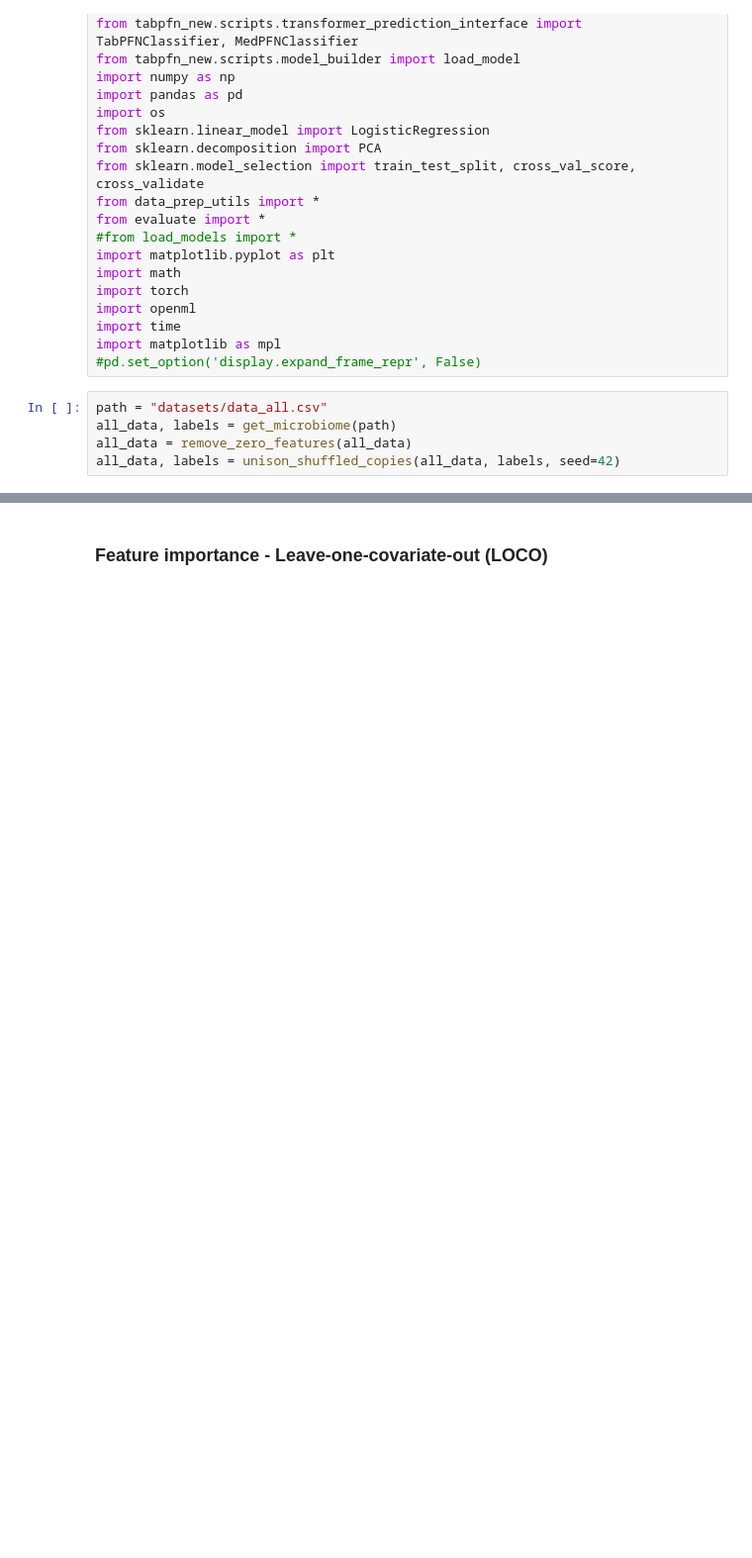
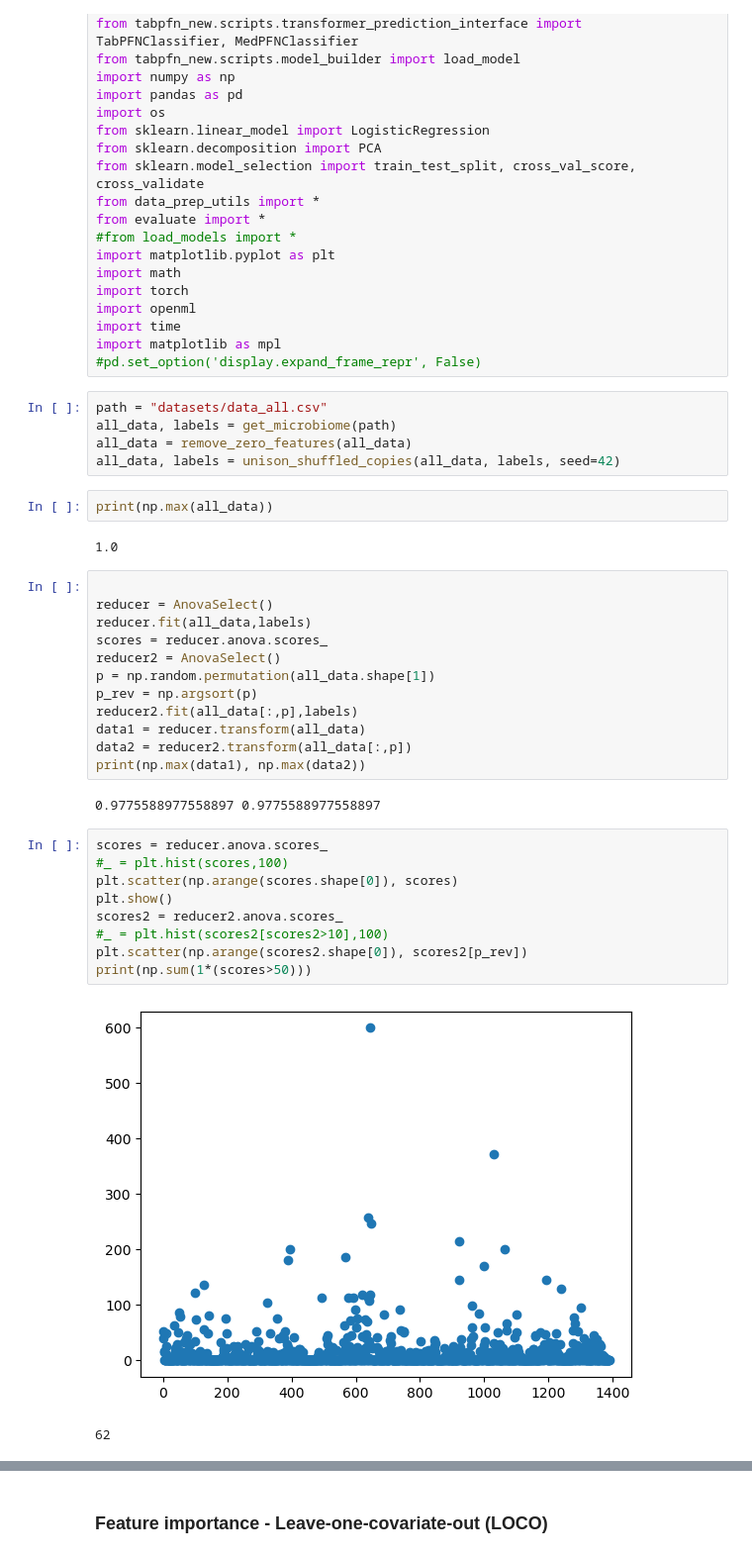
Before and after one commit to LenMetz/TabPFN-medical, a Jupyter notebook: interpretability.ipynb, the cells around one changed output, grey strips where cells are left out. Shown at 99% size. Drawn from its saved outputs; the diff is of its cells as text; blank space fills up the shorter version.

```diff
--- a/interpretability.ipynb
+++ b/interpretability.ipynb
@@ -25,3 +25,33 @@ path = "datasets/data_all.csv"
 all_data, labels = get_microbiome(path)
 all_data = remove_zero_features(all_data)
 all_data, labels = unison_shuffled_copies(all_data, labels, seed=42)
+# %%
+print(np.max(all_data))
+# %% [output]
+1.0
+# %%
+
+reducer = AnovaSelect()
+reducer.fit(all_data,labels)
+scores = reducer.anova.scores_
+reducer2 = AnovaSelect()
+p = np.random.permutation(all_data.shape[1])
+p_rev = np.argsort(p)
+reducer2.fit(all_data[:,p],labels)
+data1 = reducer.transform(all_data)
+data2 = reducer2.transform(all_data[:,p])
+print(np.max(data1), np.max(data2))
+# %% [output]
+0.9775588977558897 0.9775588977558897
+# %%
+scores = reducer.anova.scores_
+#_ = plt.hist(scores,100)
+plt.scatter(np.arange(scores.shape[0]), scores)
+plt.show()
+scores2 = reducer2.anova.scores_
+#_ = plt.hist(scores2[scores2>10],100)
+plt.scatter(np.arange(scores2.shape[0]), scores2[p_rev])
+print(np.sum(1*(scores>50)))
+# %% [output]
+[figure, added]
+62
```
Also changed, not shown: parts of 6 cells of this notebook, 10 other files.
